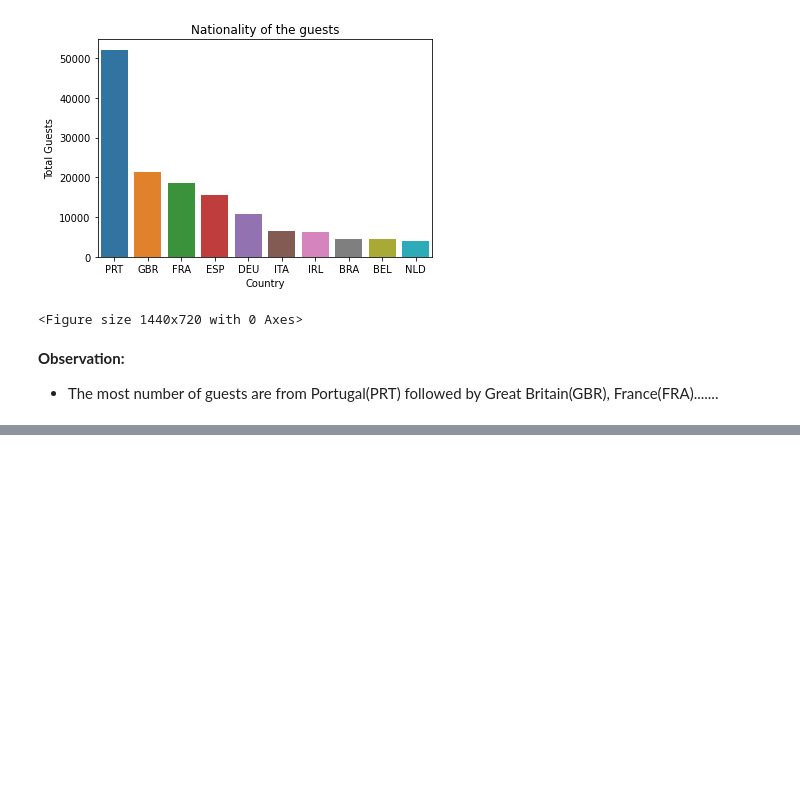
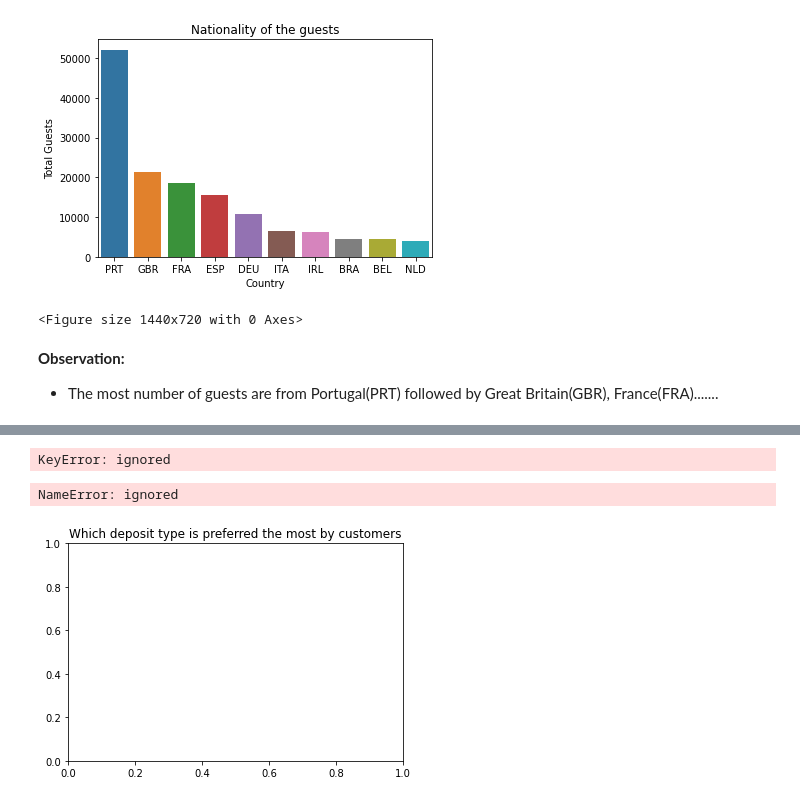
Before and after one commit to SabirAjmal10/Hotel-Booking-Analysis-EDA-Capstone-Project, a Jupyter notebook: Hotel_Booking_Analysis_Capstone_Project.ipynb, the cells around one changed output, grey strips where cells are left out. Drawn from its saved outputs; the diff is of its cells as text; code cells hidden in the pictures; blank space fills up the shorter version.

```diff
--- a/Hotel_Booking_Analysis_Capstone_Project.ipynb
+++ b/Hotel_Booking_Analysis_Capstone_Project.ipynb
@@ -417,0 +462,15 @@ plt.figure(figsize = (20,10))
+# %%
+#Deposit type preferred by the customer
+df_deposit_type = df.groupby(["deposit_type"]).size().reset_index().rename(columns = {"deposit_type" : "Deposit Type", 0 : "No. of customres"})
+df_deposit_type
+# %% [output]
+KeyError: ignored
+# %%
+#Graphical representation of deposit type preffered by customers
+
+plt.title("Which deposit type is preferred the most by customers")
+sns.barplot(x = "Deposit Type", y = 'No. of customres', data = df_deposit_type)
+plt.figure(figsize = (20,10))
+# %% [output]
+NameError: ignored
+[figure, added]
```
Also changed, not shown: parts of 11 cells of this notebook.
